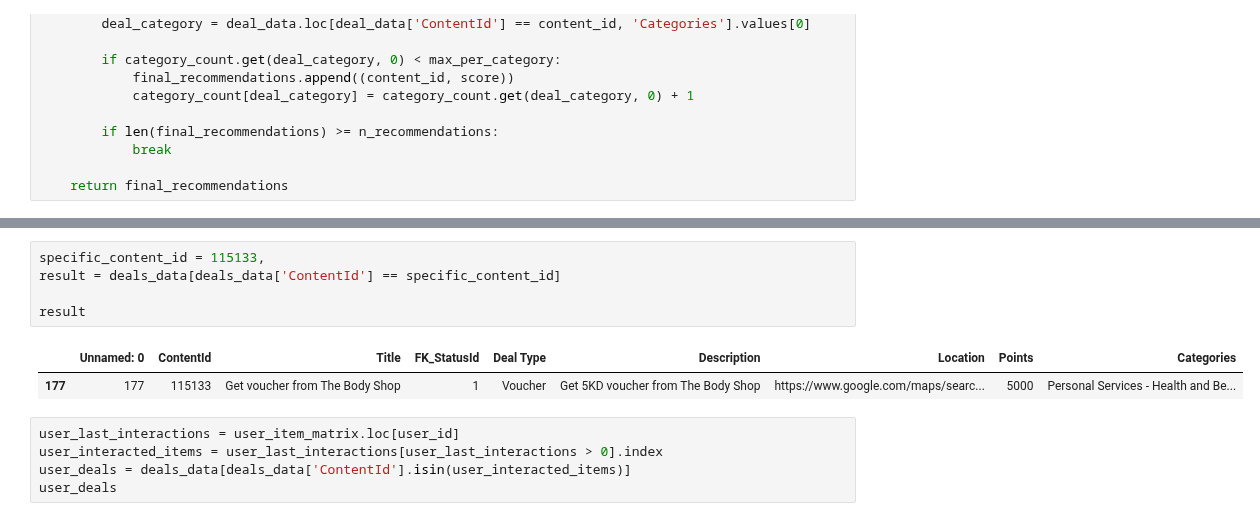
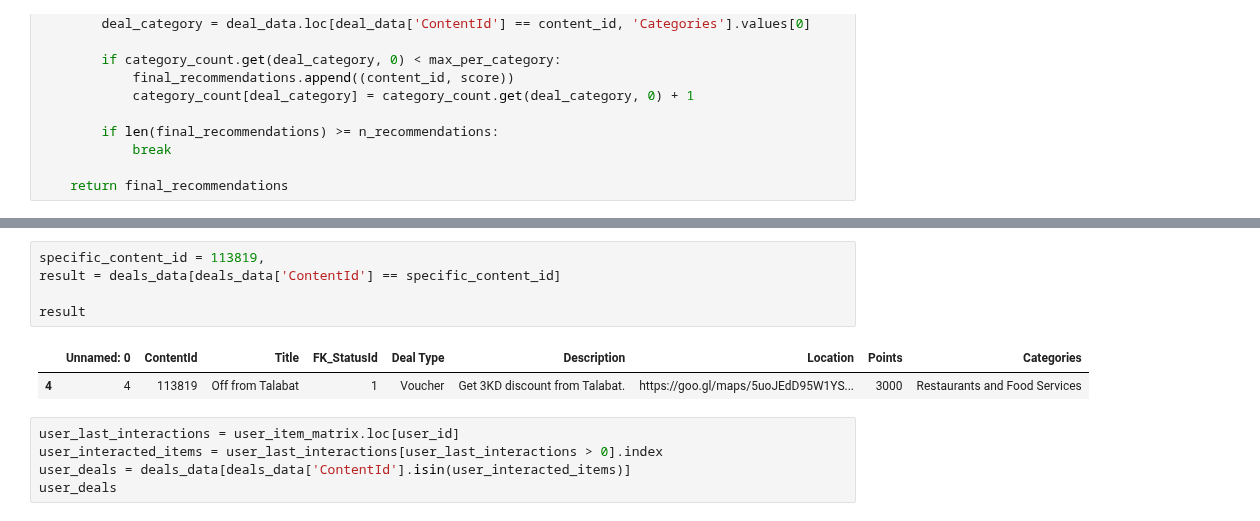
Before and after one commit to DboukAli98/KFHXRelatedAi, a Jupyter notebook: NoteBooks/Model Generation/Model_Reward.ipynb, the cells around one changed output, grey strips where cells are left out. Saved outputs shown, nothing was run; the diff lists cells and outputs as text.

```diff
--- a/NoteBooks/Model Generation/Model_Reward.ipynb
+++ b/NoteBooks/Model Generation/Model_Reward.ipynb
@@ -528,11 +508,11 @@ Hybrid Recommended deal: 113822, Combined Score: 0.3868250292983298, Category: A
 # %%
-specific_content_id = 115133,
+specific_content_id = 113819,
 result = deals_data[deals_data['ContentId'] == specific_content_id]
 
 result
 # %% [output]
 |  | Unnamed: 0 | ContentId | Title | FK_StatusId | Deal Type | Description | Location | Points | Categories |
-| 177 | 177 | 115133 | Get voucher from The Body Shop | 1 | Voucher | Get 5KD voucher from The Body Shop | https://www.google.com/maps/searc... | 5000 | Personal Services - Health and Be... |
+| 4 | 4 | 113819 | Off from Talabat | 1 | Voucher | Get 3KD discount from Talabat. | https://goo.gl/maps/5uoJEdD95W1YS... | 3000 | Restaurants and Food Services |
 # %%
 user_last_interactions = user_item_matrix.loc[user_id]
 user_interacted_items = user_last_interactions[user_last_interactions > 0].index
```
Also changed, not shown: parts of 3 cells of this notebook.
